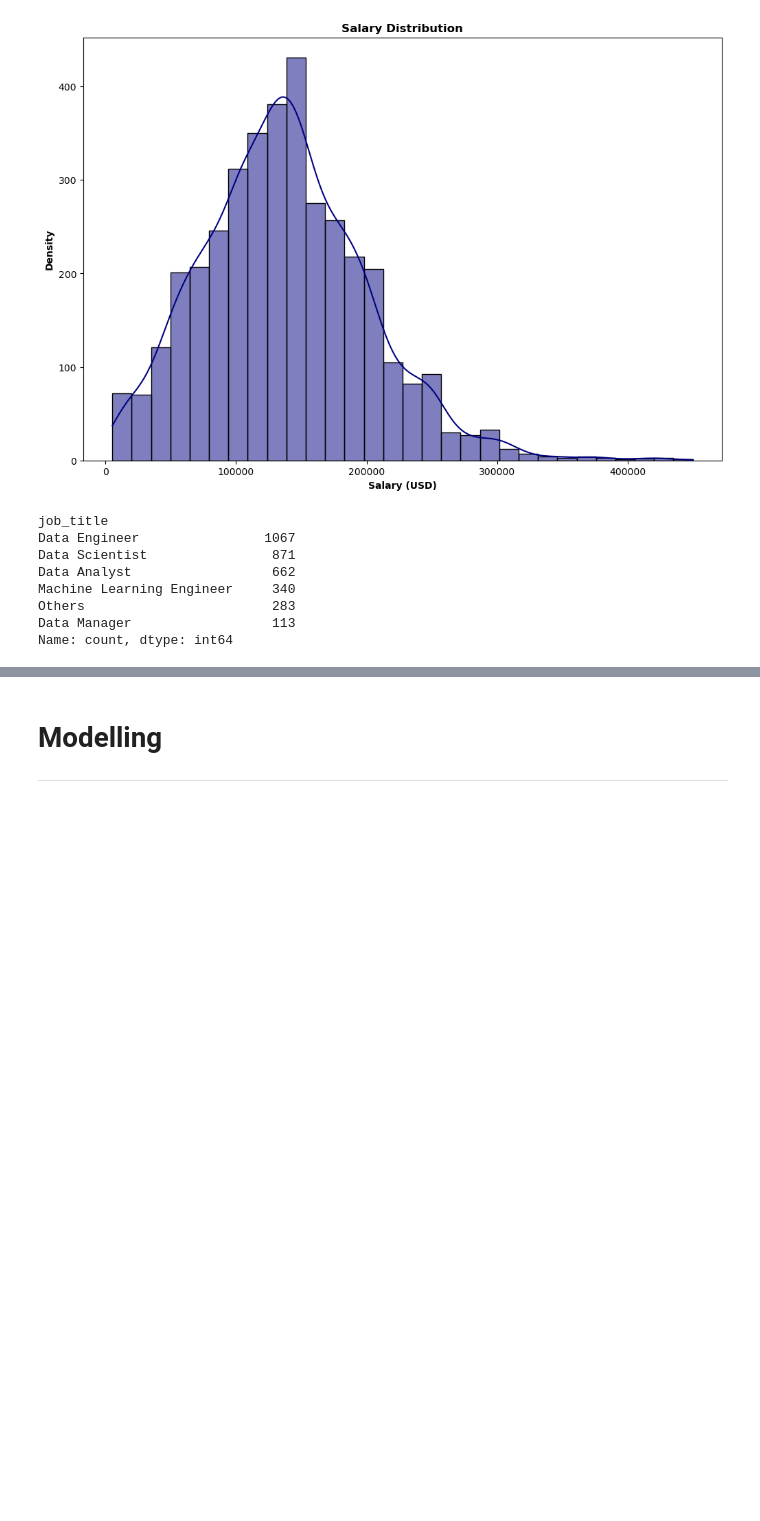
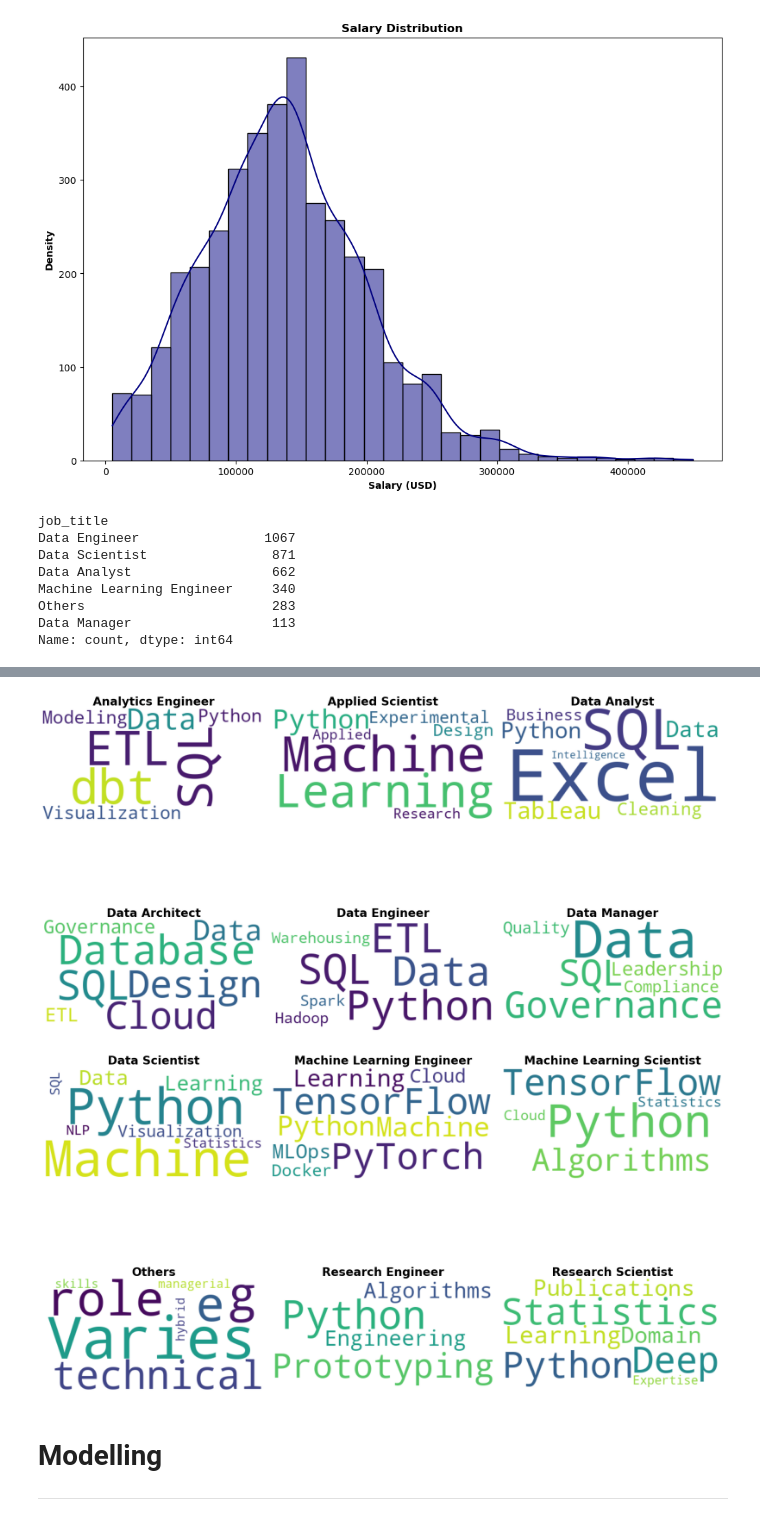
Before and after one commit to celesteisyy/Data_Scientists_Salary_Analysis, a Jupyter notebook: FP557 - KSVM_RFSVM_SVM.ipynb, the cells around one changed output, grey strips where cells are left out. Saved outputs shown, nothing was run; the diff lists cells and outputs as text; code cells hidden in the pictures; blank space fills up the shorter version.

```diff
--- a/FP557 - KSVM_RFSVM_SVM.ipynb
+++ b/FP557 - KSVM_RFSVM_SVM.ipynb
@@ -206,0 +217,3 @@ Name: count, dtype: int64
+# %%
+df2 = pd.read_csv('https://raw.githubusercontent.com/celesteisyy/FP-BADM557/refs/heads/main/skills.csv')
+df2.head()
@@ -207,3 +227,27 @@ Name: count, dtype: int64
+# %%
+role_groups = df2.groupby('Role')['Key Skills '].apply(lambda x: ' '.join(x.dropna()))
+
+roles_per_figure = 6
+role_items = list(role_groups.items())
+
+for i in range(0, len(role_items), roles_per_figure):
+    plt.figure(figsize=(20, 15))
+
+    current_roles = role_items[i:i + roles_per_figure]
+
+    for idx, (role, skills) in enumerate(current_roles, 1):
+        plt.subplot(2, 3, idx)
+        wordcloud = WordCloud(background_color='white').generate(skills)
+
+        plt.imshow(wordcloud, interpolation='bilinear')
+        plt.axis('off')
+        plt.title(role, fontsize=24, fontweight='bold')
+
+    plt.tight_layout()
+    plt.show()
+# %% [output]
+[figure, added]
+[figure, added]
 # %% [markdown]
 # Modelling
 ---
```
Also changed, not shown: parts of 33 cells of this notebook.
